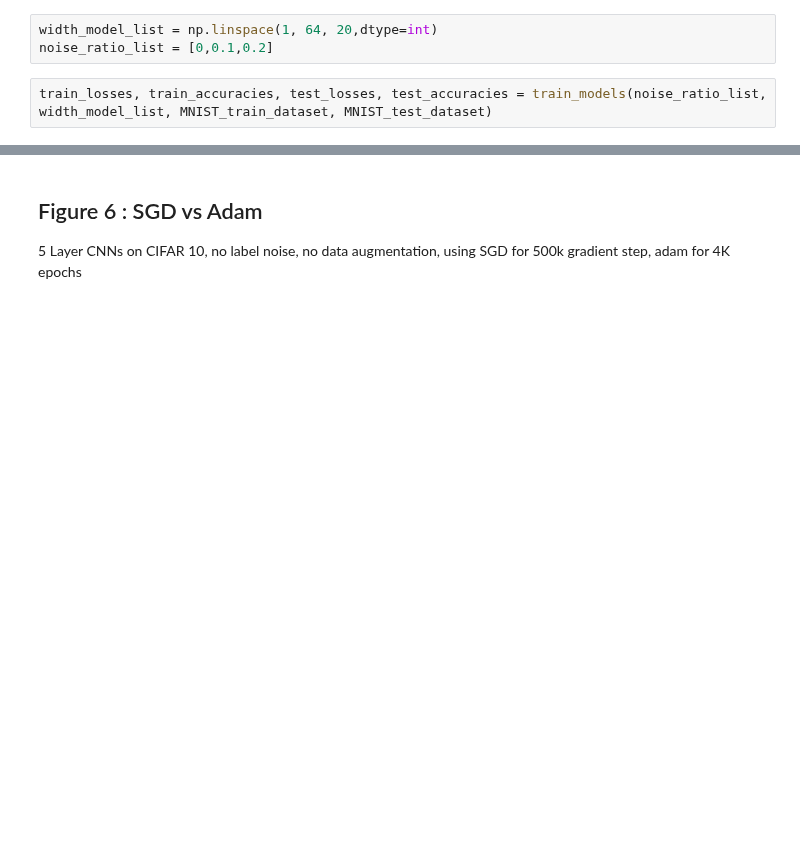
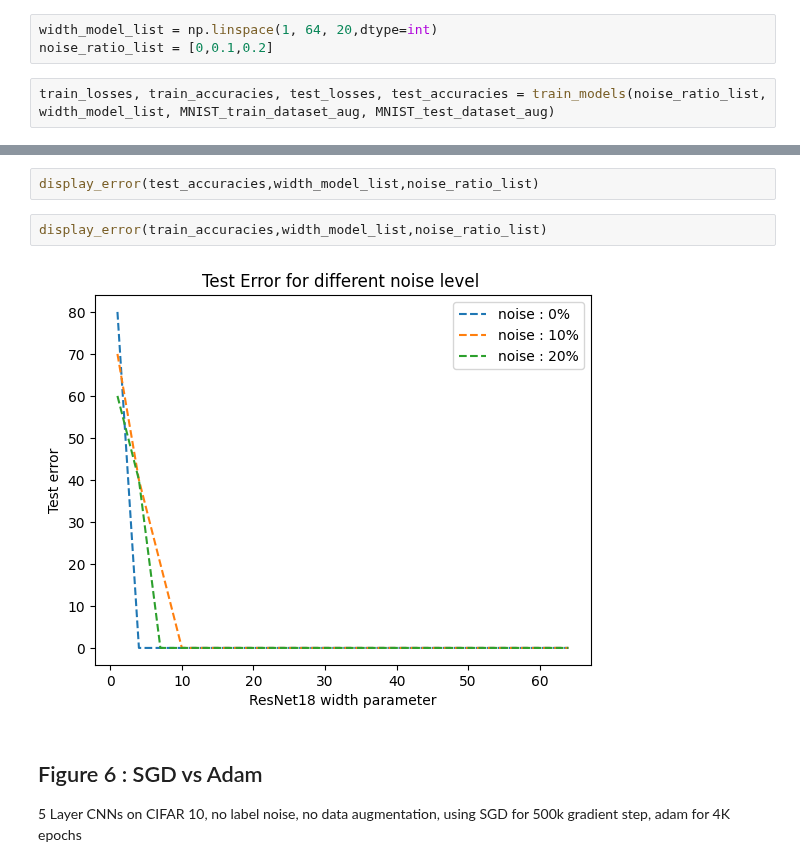
Before and after one commit to roduit/EE-411-FOIL-Project, a Jupyter notebook: source/main.ipynb, the cells around one changed output, grey strips where cells are left out. Saved outputs shown, nothing was run; the diff lists cells and outputs as text; blank space fills up the shorter version.

```diff
--- a/source/main.ipynb
+++ b/source/main.ipynb
@@ -214,5 +212,5 @@ visualize_dataset((np.array(CIFAR_100_train_dataset.data), np.array(CIFAR_100_tr
 width_model_list = np.linspace(1, 64, 20,dtype=int)
 noise_ratio_list = [0,0.1,0.2]
 # %%
-train_losses, train_accuracies, test_losses, test_accuracies = train_models(noise_ratio_list, width_model_list, MNIST_train_dataset, MNIST_test_dataset)
+train_losses, train_accuracies, test_losses, test_accuracies = train_models(noise_ratio_list, width_model_list, MNIST_train_dataset_aug, MNIST_test_dataset_aug)
 # %% [output]
@@ -317,3 +223,9 @@ Predicting with noise ratio 0
+# %%
+display_error(test_accuracies,width_model_list,noise_ratio_list)
+# %%
+display_error(train_accuracies,width_model_list,noise_ratio_list)
+# %% [output]
+[figure, added]
 # %% [markdown]
 ## Figure 6 : SGD vs Adam
 5 Layer CNNs on CIFAR 10, no label noise, no data augmentation, using SGD for 500k gradient step, adam for 4K epochs
```
Also changed, not shown: parts of 11 cells of this notebook, 3 other files.
